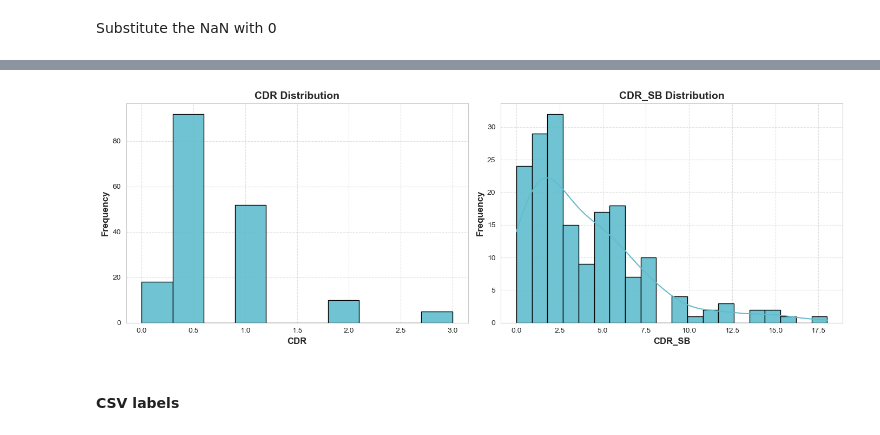
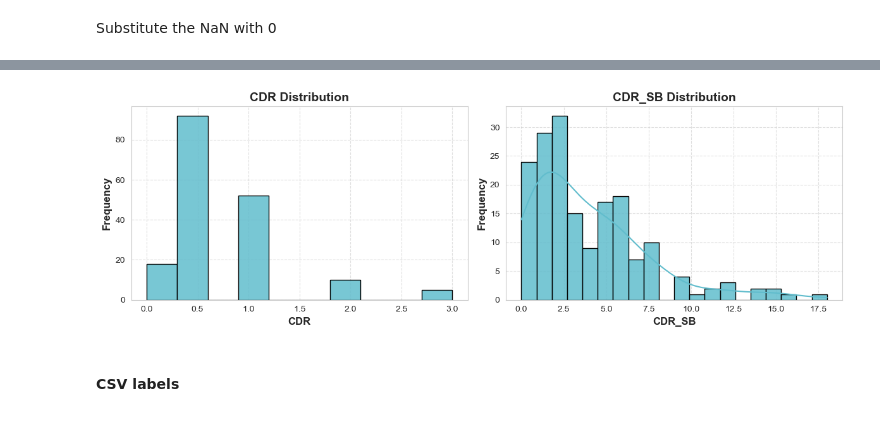
Before and after one commit to EmmaTosato/ANM_Verona, a Jupyter notebook: ANM_code.ipynb, the cells around one changed output, grey strips where cells are left out. Cells and saved outputs as stored; diff of their text form; code cells hidden in the pictures.

```diff
--- a/ANM_code.ipynb
+++ b/ANM_code.ipynb
@@ -165,24 +233,24 @@ print("How many zero values in CDR:", (df_labels['CDR']== 0).sum())
 # %%
-fig, axes = plt.subplots(1, 2, figsize=(14, 5))
+fig, axes = plt.subplots(1, 2, figsize=(12, 4))
 
 # CDR histogram
-sns.histplot(df_labels['CDR'], bins=10, ax=axes[0], color='#61bdcd', edgecolor='black', alpha=0.9)
+sns.histplot(df_labels['CDR'], bins=10, ax=axes[0], color='#61bdcd', edgecolor='black', alpha=0.85)
 axes[0].set_title("CDR Distribution", fontsize=14, weight='bold')
 axes[0].set_xlabel("CDR", fontsize=12, weight='bold')
 axes[0].set_ylabel("Frequency", fontsize=12, weight='bold')
 axes[0].grid(True, linestyle='--', alpha=0.6)
 
 # CDR_SB histogram + KDE
-sns.histplot(df_labels['CDR_SB'], bins=20, ax=axes[1], color='#61bdcd', edgecolor='black', alpha=0.9, kde=True)
+sns.histplot(df_labels['CDR_SB'], bins=20, ax=axes[1], color='#61bdcd', edgecolor='black', alpha=0.85, kde=True)
 axes[1].set_title("CDR_SB Distribution", fontsize=14, weight='bold')
 axes[1].set_xlabel("CDR_SB", fontsize=12, weight='bold')
 axes[1].set_ylabel("Frequency", fontsize=12, weight='bold')
 axes[1].grid(True, linestyle='--', alpha=0.6)
 
 plt.tight_layout()
 plt.show()
 # %% [output]
-[figure, old version]
+[figure, new version]
 # %% [markdown]
 #### CSV labels
 # %% [markdown]
```
Also changed, not shown: parts of 38 cells of this notebook.
